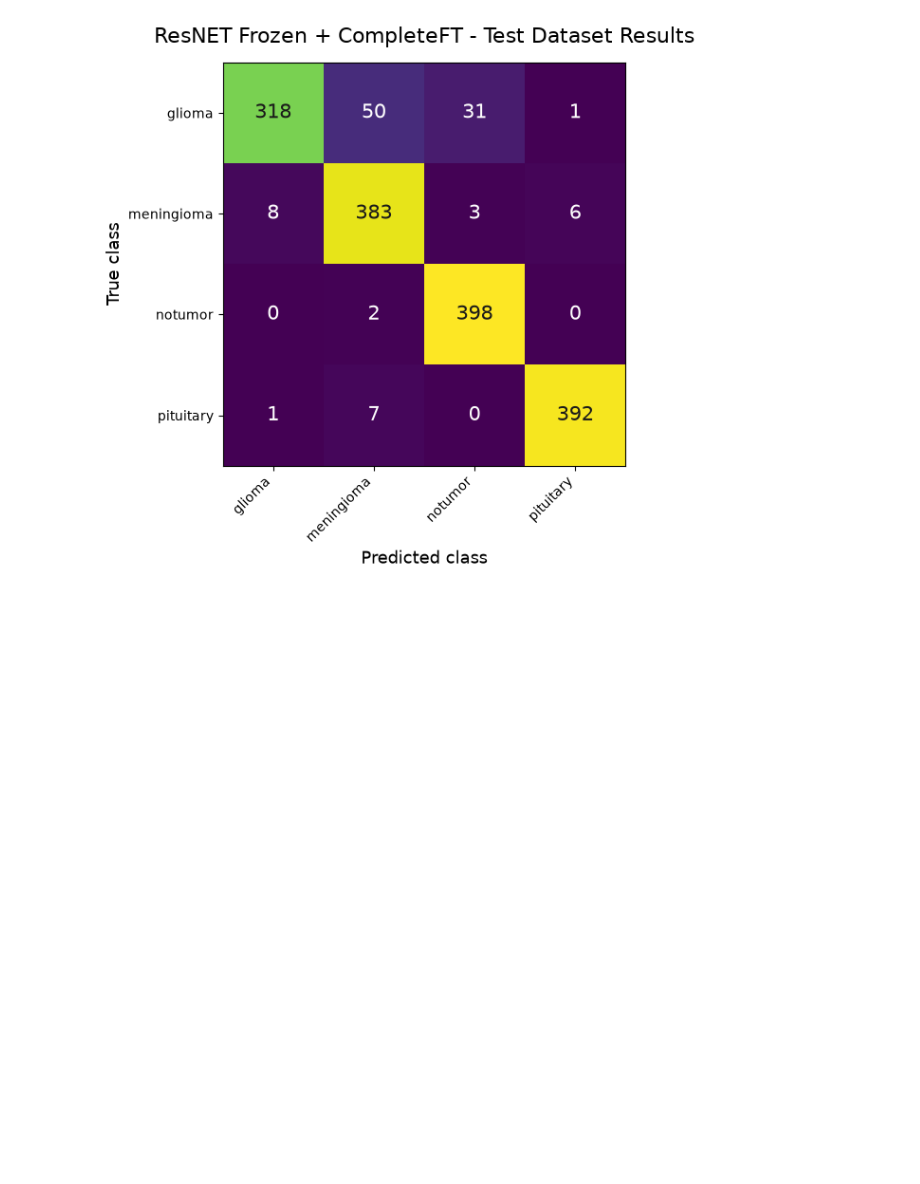
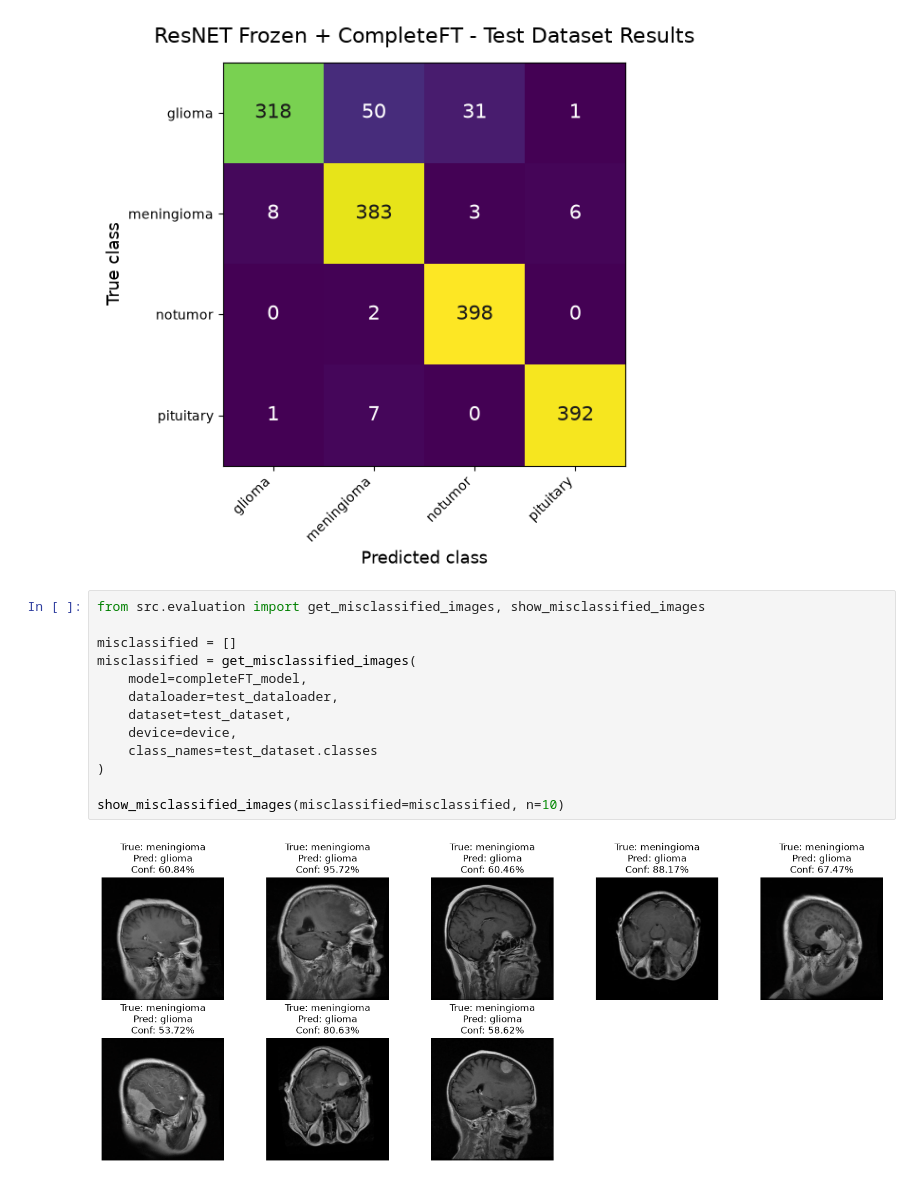
Before and after one commit to VRYeshwanth/Brain-Tumor-Classification, a Jupyter notebook: notebooks/02. ResNET Evaluation.ipynb, the cells around one changed output. Saved outputs shown, nothing was run; the diff lists cells and outputs as text; blank space fills up the shorter version.

Commit message:
Identify misclassified classes in the test set evaluation

```diff
--- a/notebooks/02. ResNET Evaluation.ipynb
+++ b/notebooks/02. ResNET Evaluation.ipynb
@@ -99,3 +99,18 @@ completeFT_results, completeFT_cm = evaluateModel(
 plot_confusion_matrix(completeFT_cm, test_dataset.classes, "ResNET Frozen + CompleteFT - Test Dataset Results")
 # %% [output]
 [figure]
+# %%
+from src.evaluation import get_misclassified_images, show_misclassified_images
+
+misclassified = []
+misclassified = get_misclassified_images(
+    model=completeFT_model,
+    dataloader=test_dataloader,
+    dataset=test_dataset,
+    device=device,
+    class_names=test_dataset.classes
+)
+
+show_misclassified_images(misclassified=misclassified, n=10)
+# %% [output]
+[figure, added]
```
Also changed, not shown: 1 other file.
